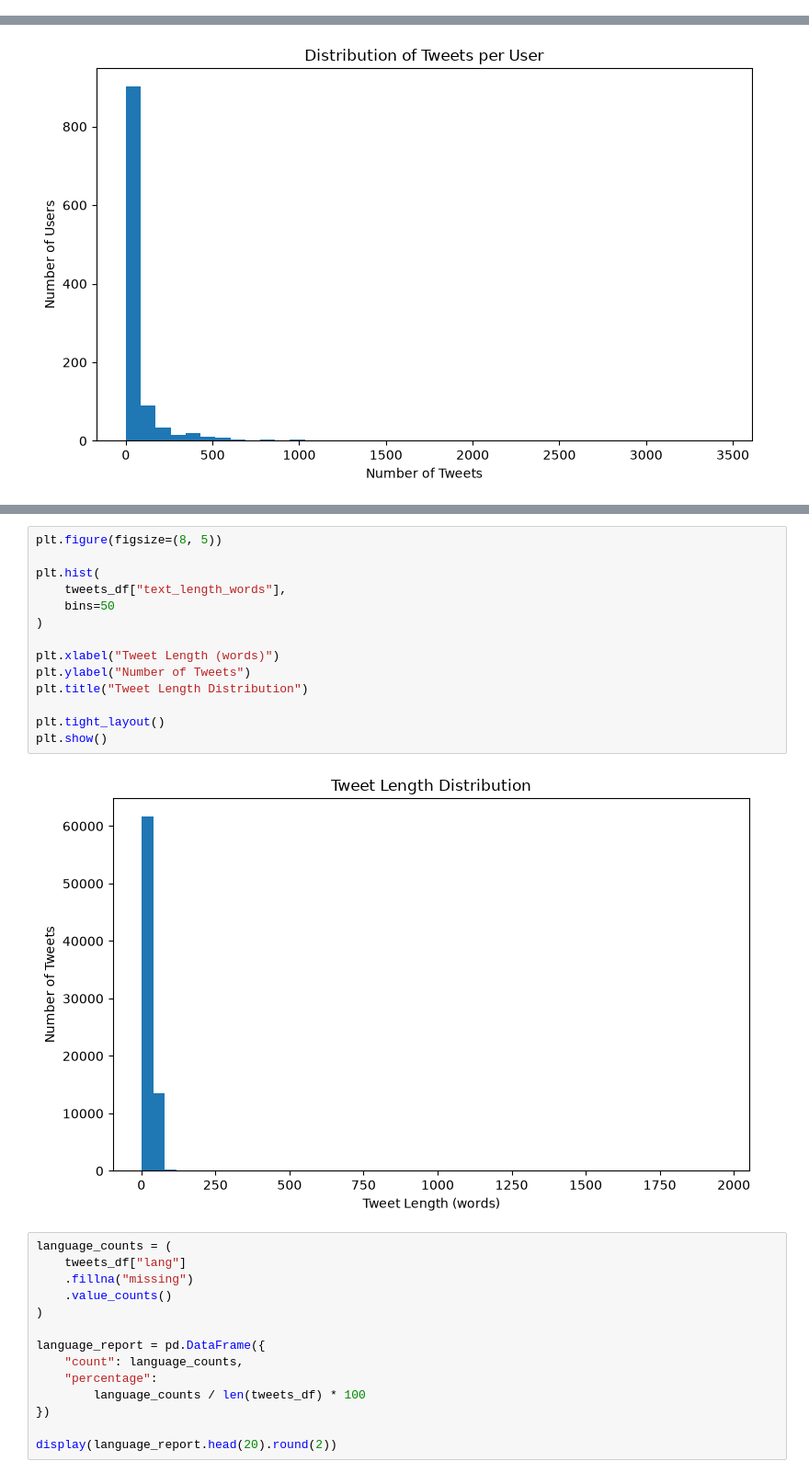
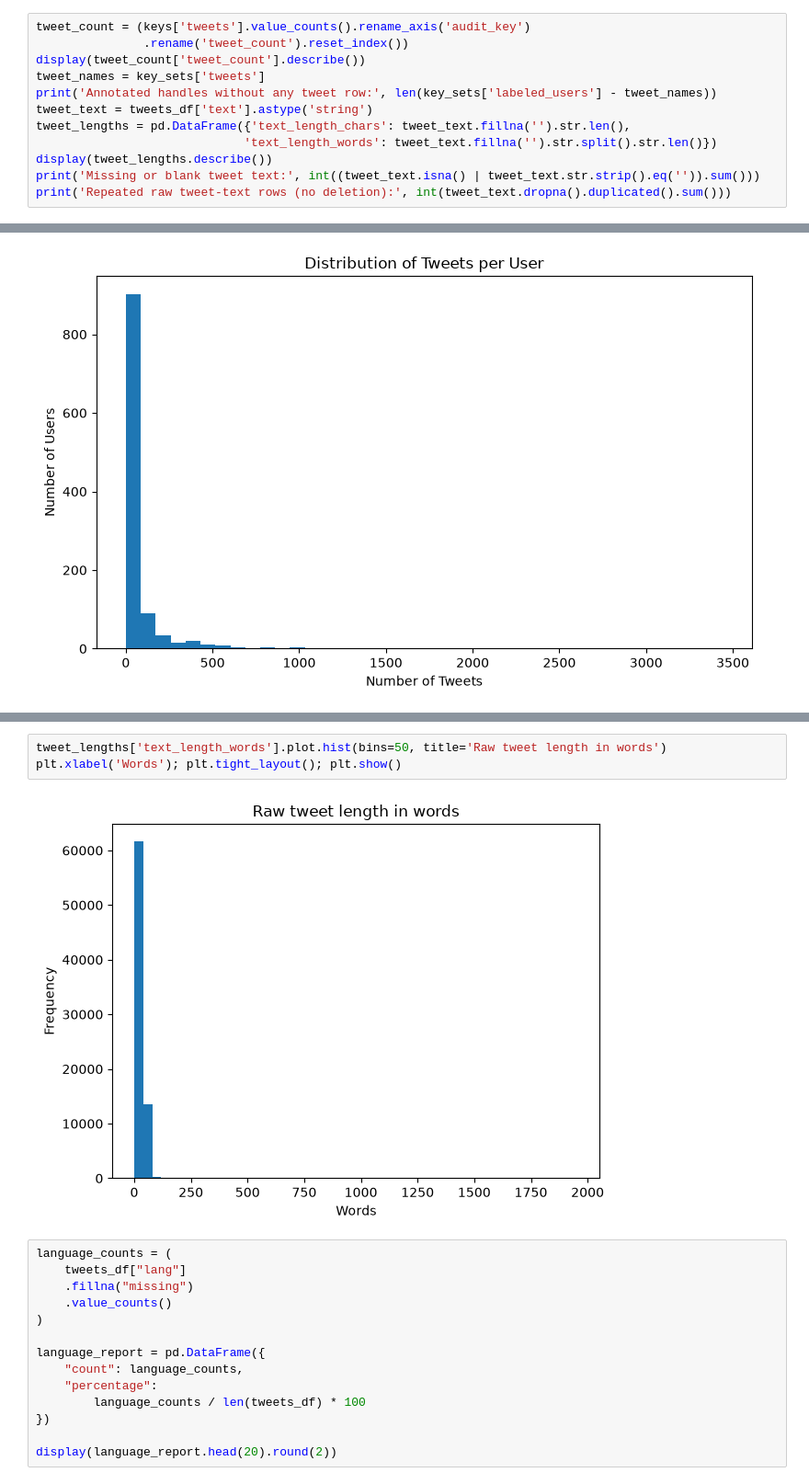
Before and after one commit to parmisvz/twitter-bot-detection, a Jupyter notebook: analysis/01_dataset_exploration_and_audit.ipynb, the cells around one changed output, grey strips where cells are left out. Shown at 92% size. Saved outputs shown, nothing was run; the diff lists cells and outputs as text.

```diff
--- a/analysis/01_dataset_exploration_and_audit.ipynb
+++ b/analysis/01_dataset_exploration_and_audit.ipynb
@@ -506,0 +427,12 @@ Users represented in tweet dataset: 1099
+# %%
+tweet_count = (keys['tweets'].value_counts().rename_axis('audit_key')
+               .rename('tweet_count').reset_index())
+display(tweet_count['tweet_count'].describe())
+tweet_names = key_sets['tweets']
+print('Annotated handles without any tweet row:', len(key_sets['labeled_users'] - tweet_names))
+tweet_text = tweets_df['text'].astype('string')
+tweet_lengths = pd.DataFrame({'text_length_chars': tweet_text.fillna('').str.len(),
+                             'text_length_words': tweet_text.fillna('').str.split().str.len()})
+display(tweet_lengths.describe())
+print('Missing or blank tweet text:', int((tweet_text.isna() | tweet_text.str.strip().eq('')).sum()))
+print('Repeated raw tweet-text rows (no deletion):', int(tweet_text.dropna().duplicated().sum()))
@@ -588,19 +477,8 @@ display(
-# %%
-plt.figure(figsize=(8, 5))
-
-plt.hist(
-    tweets_df["text_length_words"],
-    bins=50
-)
-
-plt.xlabel("Tweet Length (words)")
-plt.ylabel("Number of Tweets")
-plt.title("Tweet Length Distribution")
-
-plt.tight_layout()
-plt.show()
-# %% [output]
-[figure, removed]
+# %%
+tweet_lengths['text_length_words'].plot.hist(bins=50, title='Raw tweet length in words')
+plt.xlabel('Words'); plt.tight_layout(); plt.show()
+# %% [output]
+[figure, added]
 # %%
 language_counts = (
     tweets_df["lang"]
```
Also changed, not shown: parts of 80 cells of this notebook, 4 other files.
